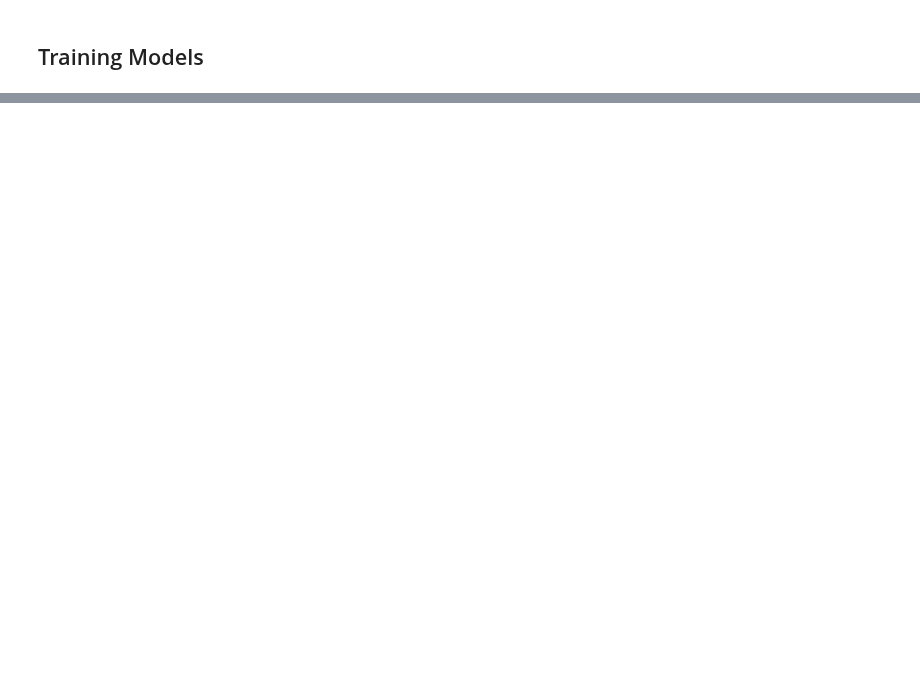
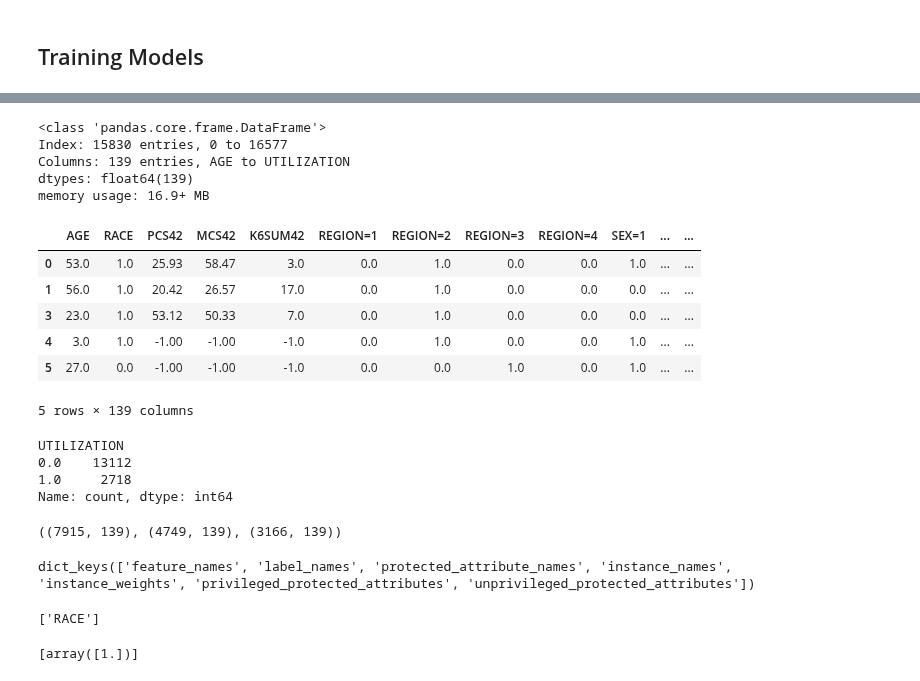
Before and after one commit to jirvingphd/iowa-prisoner-recidivism-mod-3-project, a Jupyter notebook: aifairness-tutorial-medical-expenditure.ipynb, the cells around one changed output, grey strips where cells are left out. Drawn from its saved outputs; the diff is of its cells as text; code cells hidden in the pictures; blank space fills up the shorter version.

```diff
--- a/aifairness-tutorial-medical-expenditure.ipynb
+++ b/aifairness-tutorial-medical-expenditure.ipynb
@@ -93,0 +147,3 @@ AttributeError: 'tuple' object has no attribute 'tb_frame'
+# %%
+data = MEPSDataset19()
+data
@@ -93,0 +168,46 @@ AttributeError: 'tuple' object has no attribute 'tb_frame'
+# %%
+# Separate the data as a dataframe and a data dictionary
+df,data_dict = data.convert_to_dataframe()
+df.info()
+df.head()
+# %% [output]
+<class 'pandas.core.frame.DataFrame'>
+Index: 15830 entries, 0 to 16577
+Columns: 139 entries, AGE to UTILIZATION
+dtypes: float64(139)
+memory usage: 16.9+ MB
+|  | AGE | RACE | PCS42 | MCS42 | K6SUM42 | REGION=1 | REGION=2 | REGION=3 | REGION=4 | SEX=1 | ... | ... |
+| 0 | 53.0 | 1.0 | 25.93 | 58.47 | 3.0 | 0.0 | 1.0 | 0.0 | 0.0 | 1.0 | ... | ... |
+| 1 | 56.0 | 1.0 | 20.42 | 26.57 | 17.0 | 0.0 | 1.0 | 0.0 | 0.0 | 0.0 | ... | ... |
+| 3 | 23.0 | 1.0 | 53.12 | 50.33 | 7.0 | 0.0 | 1.0 | 0.0 | 0.0 | 0.0 | ... | ... |
+| 4 | 3.0 | 1.0 | -1.00 | -1.00 | -1.0 | 0.0 | 1.0 | 0.0 | 0.0 | 1.0 | ... | ... |
+| 5 | 27.0 | 0.0 | -1.00 | -1.00 | -1.0 | 0.0 | 0.0 | 1.0 | 0.0 | 1.0 | ... | ... |
+5 rows × 139 columns
+# %%
+# Binary target label
+df['UTILIZATION'].value_counts()
+# %% [output]
+UTILIZATION
+0.0    13112
+1.0     2718
+Name: count, dtype: int64
+# %%
+## Train test val split
+train, test_val = train_test_split(df, test_size=0.5, random_state=1, stratify=df['RACE'])
+test, val = train_test_split(test_val, test_size=0.4, random_state=1, stratify=test_val['RACE'])
+train.shape, test.shape, val.shape
+# %% [output]
+((7915, 139), (4749, 139), (3166, 139))
+# %%
+# Exploring the data dictionary
+data_dict.keys()
+# %% [output]
+dict_keys(['feature_names', 'label_names', 'protected_attribute_names', 'instance_names', 'instance_weights', 'privileged_protected_attributes', 'unprivileged_protected_attributes'])
+# %%
+data_dict['protected_attribute_names']
+# %% [output]
+['RACE']
+# %%
+data_dict['privileged_protected_attributes']
+# %% [output]
+[array([1.])]
```
Also changed, not shown: parts of 20 cells of this notebook.
